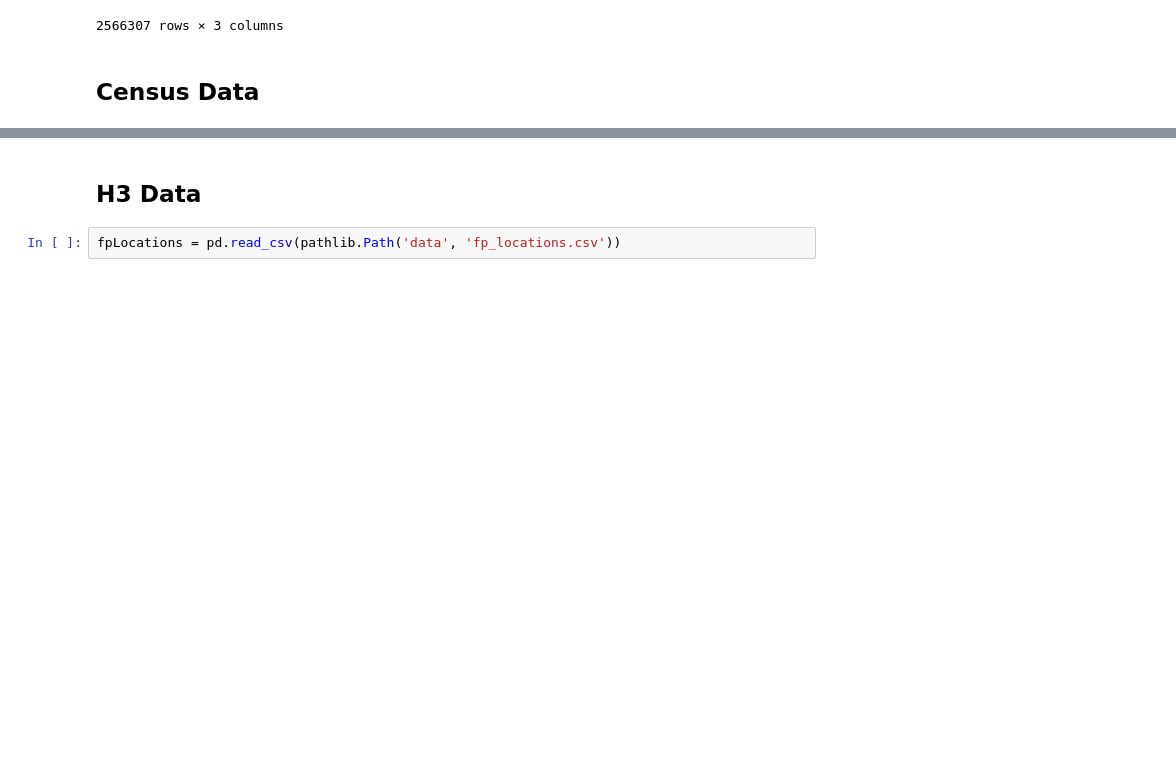
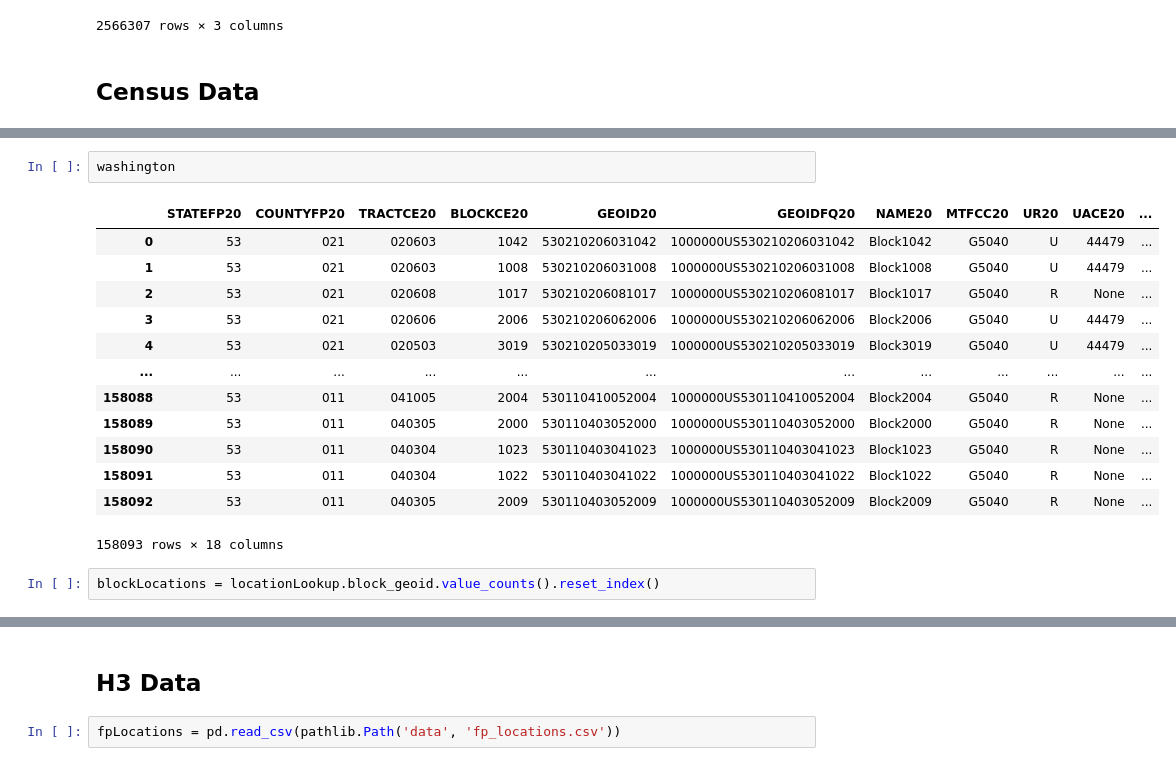
Before and after one commit to npappin-wsu/BroadbandDataQuickstart, a Jupyter notebook: Broadband_Data_Quickstart_Hour_1.ipynb, the cells around one changed output, grey strips where cells are left out. Drawn from its saved outputs; the diff is of its cells as text; blank space fills up the shorter version.

```diff
--- a/Broadband_Data_Quickstart_Hour_1.ipynb
+++ b/Broadband_Data_Quickstart_Hour_1.ipynb
@@ -151,0 +160,18 @@ Downloading tl_2024_53_tabblock20.zip from Census FTP...
+# %%
+washington
+# %% [output]
+|  | STATEFP20 | COUNTYFP20 | TRACTCE20 | BLOCKCE20 | GEOID20 | GEOIDFQ20 | NAME20 | MTFCC20 | UR20 | UACE20 | ... |
+| 0 | 53 | 021 | 020603 | 1042 | 530210206031042 | 1000000US530210206031042 | Block1042 | G5040 | U | 44479 | ... |
+| 1 | 53 | 021 | 020603 | 1008 | 530210206031008 | 1000000US530210206031008 | Block1008 | G5040 | U | 44479 | ... |
+| 2 | 53 | 021 | 020608 | 1017 | 530210206081017 | 1000000US530210206081017 | Block1017 | G5040 | R | None | ... |
+| 3 | 53 | 021 | 020606 | 2006 | 530210206062006 | 1000000US530210206062006 | Block2006 | G5040 | U | 44479 | ... |
+| 4 | 53 | 021 | 020503 | 3019 | 530210205033019 | 1000000US530210205033019 | Block3019 | G5040 | U | 44479 | ... |
+| ... | ... | ... | ... | ... | ... | ... | ... | ... | ... | ... | ... |
+| 158088 | 53 | 011 | 041005 | 2004 | 530110410052004 | 1000000US530110410052004 | Block2004 | G5040 | R | None | ... |
+| 158089 | 53 | 011 | 040305 | 2000 | 530110403052000 | 1000000US530110403052000 | Block2000 | G5040 | R | None | ... |
+| 158090 | 53 | 011 | 040304 | 1023 | 530110403041023 | 1000000US530110403041023 | Block1023 | G5040 | R | None | ... |
+| 158091 | 53 | 011 | 040304 | 1022 | 530110403041022 | 1000000US530110403041022 | Block1022 | G5040 | R | None | ... |
+| 158092 | 53 | 011 | 040305 | 2009 | 530110403052009 | 1000000US530110403052009 | Block2009 | G5040 | R | None | ... |
+158093 rows × 18 columns
+# %%
+blockLocations = locationLookup.block_geoid.value_counts().reset_index()
```
Also changed, not shown: parts of 23 cells of this notebook.
